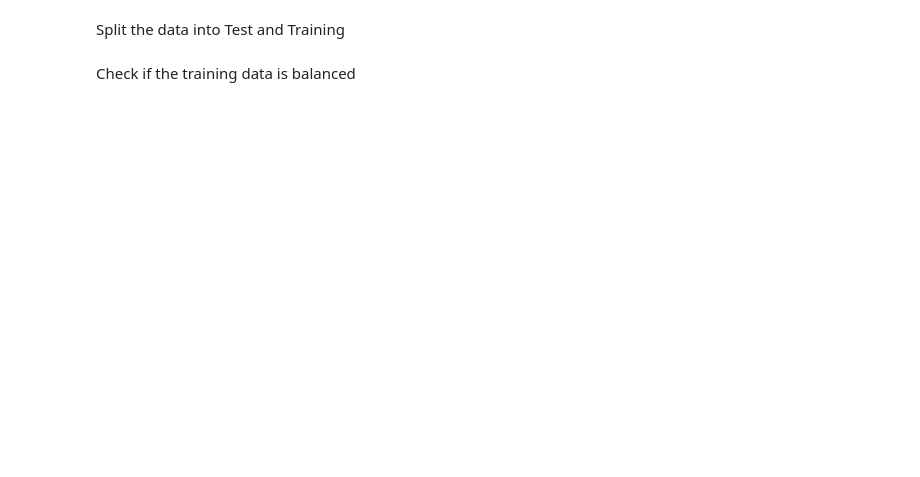
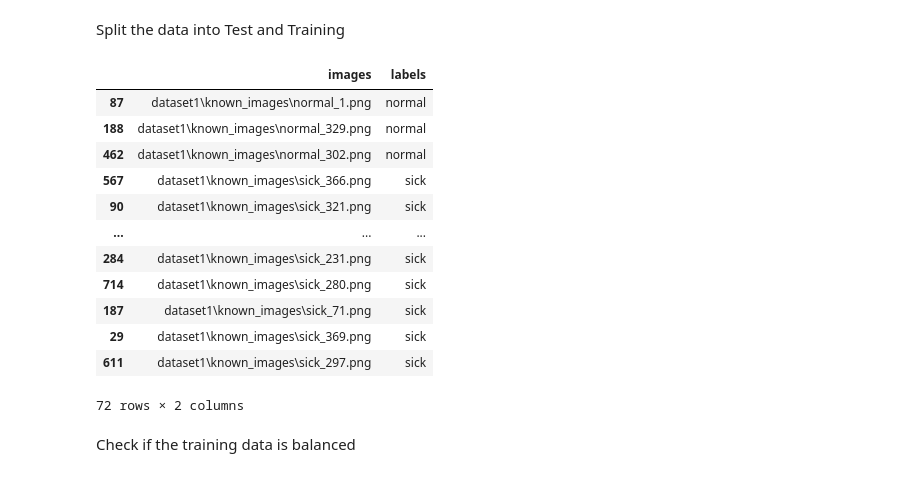
Before and after one commit to skizza8/Deep-Learning---Detecting-Pneumonia-from-Images, a Jupyter notebook: image_classification.ipynb, the cells around one changed output. Drawn from its saved outputs; the diff is of its cells as text; code cells hidden in the pictures; blank space fills up the shorter version.

```diff
--- a/image_classification.ipynb
+++ b/image_classification.ipynb
@@ -102,5 +120,21 @@ def get_dataset_partitions_pd(df, train_split=0.8, val_split=0.2, test_split=0.0
 # %%
 train_ds, val_ds, test_ds = get_dataset_partitions_pd(df_known_images)
+# %%
+test_ds
+# %% [output]
+|  | images | labels |
+| 87 | dataset1\known_images\normal_1.png | normal |
+| 188 | dataset1\known_images\normal_329.png | normal |
+| 462 | dataset1\known_images\normal_302.png | normal |
+| 567 | dataset1\known_images\sick_366.png | sick |
+| 90 | dataset1\known_images\sick_321.png | sick |
+| ... | ... | ... |
+| 284 | dataset1\known_images\sick_231.png | sick |
+| 714 | dataset1\known_images\sick_280.png | sick |
+| 187 | dataset1\known_images\sick_71.png | sick |
+| 29 | dataset1\known_images\sick_369.png | sick |
+| 611 | dataset1\known_images\sick_297.png | sick |
+72 rows × 2 columns
 # %% [markdown]
 Check if the training data is balanced
 # %%
```
Also changed, not shown: parts of 10 cells of this notebook.
